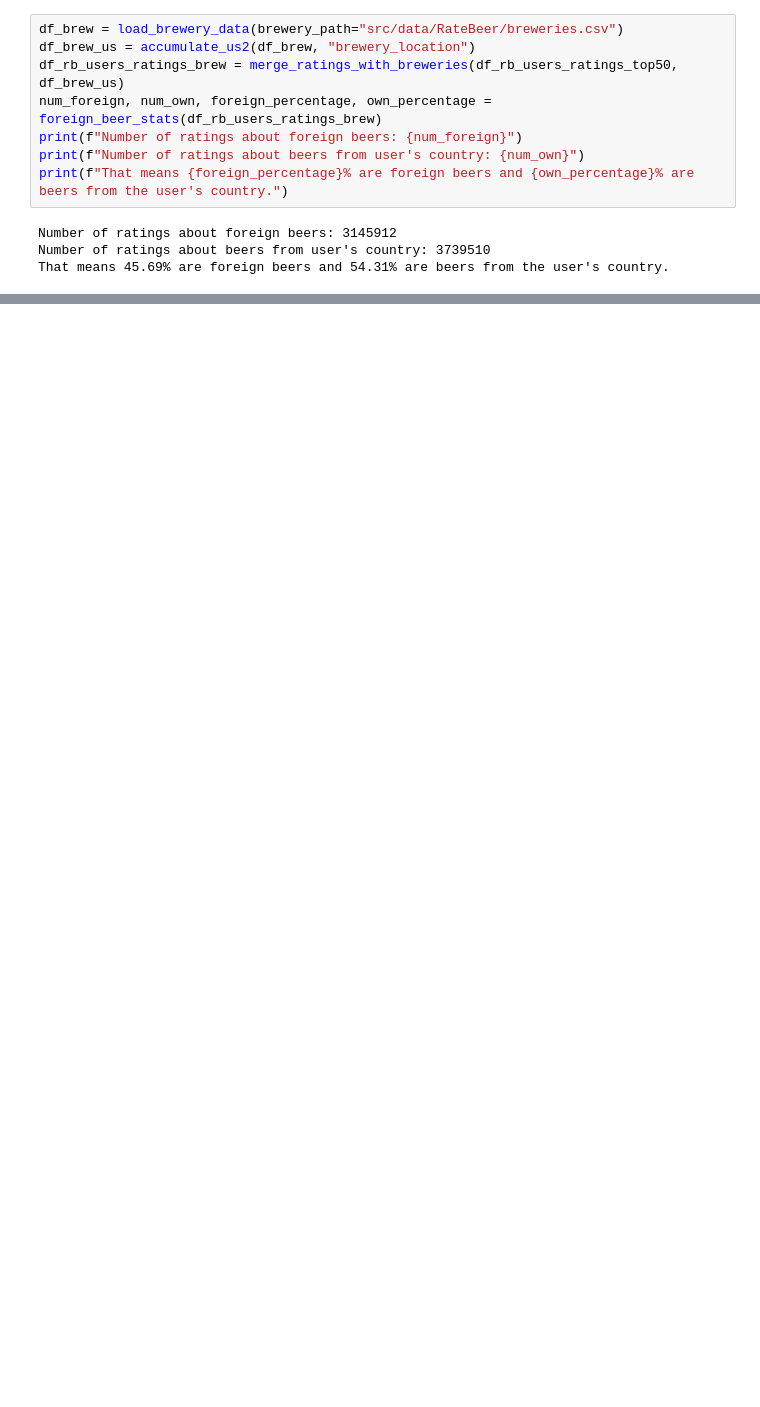
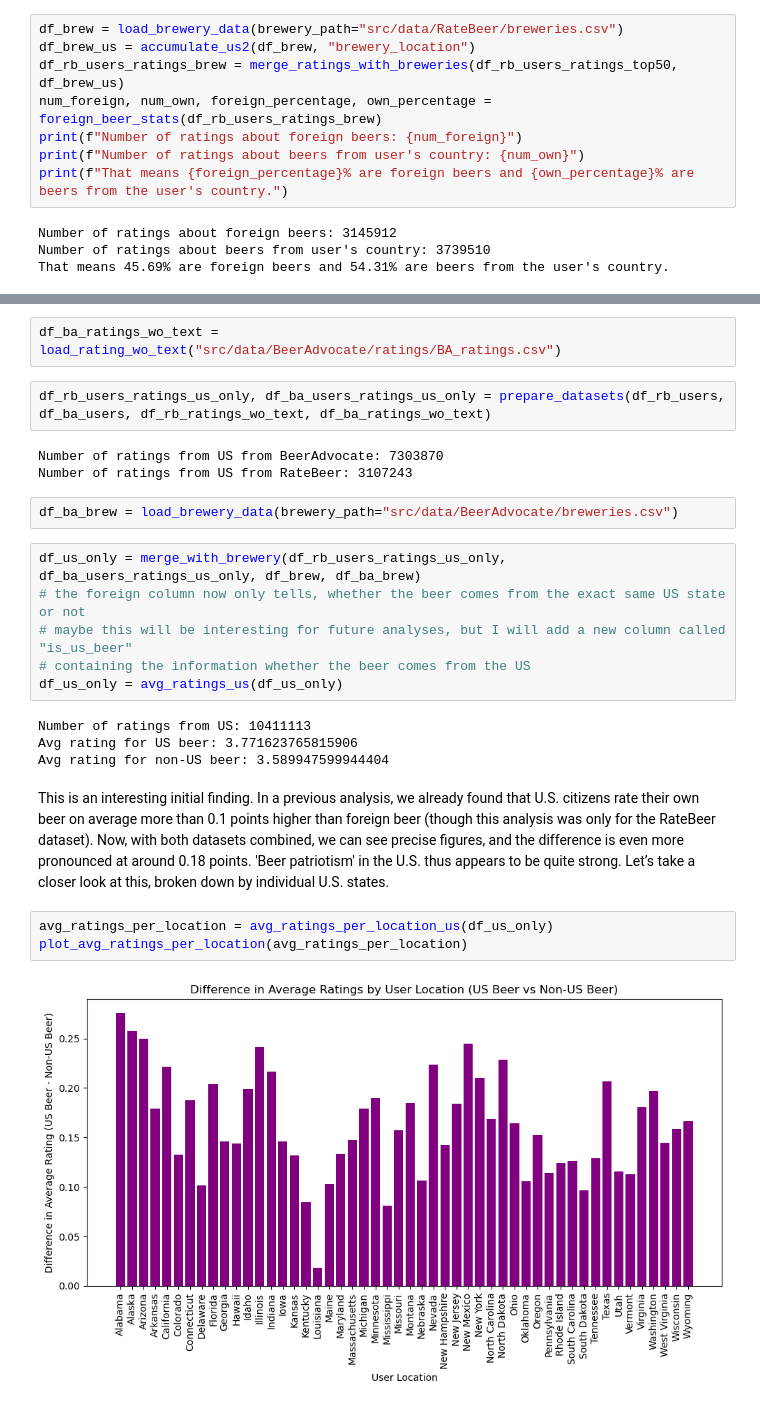
Before and after one commit to epfl-ada/ada-2024-project-thefivedatawranglers, a Jupyter notebook: results.ipynb, the cells around one changed output, grey strips where cells are left out. Drawn from its saved outputs; the diff is of its cells as text; blank space fills up the shorter version.

Commit message:
Finished adding texts, also added a US local analysis that I performed this morning

```diff
--- a/results.ipynb
+++ b/results.ipynb
@@ -169,0 +193,26 @@ Name: 2533, dtype: object
+# %%
+df_ba_ratings_wo_text = load_rating_wo_text("src/data/BeerAdvocate/ratings/BA_ratings.csv")
+# %%
+df_rb_users_ratings_us_only, df_ba_users_ratings_us_only = prepare_datasets(df_rb_users, df_ba_users, df_rb_ratings_wo_text, df_ba_ratings_wo_text)
+# %% [output]
+Number of ratings from US from BeerAdvocate: 7303870
+Number of ratings from US from RateBeer: 3107243
+# %%
+df_ba_brew = load_brewery_data(brewery_path="src/data/BeerAdvocate/breweries.csv")
+# %%
+df_us_only = merge_with_brewery(df_rb_users_ratings_us_only, df_ba_users_ratings_us_only, df_brew, df_ba_brew)
+# the foreign column now only tells, whether the beer comes from the exact same US state or not
+# maybe this will be interesting for future analyses, but I will add a new column called "is_us_beer"
+# containing the information whether the beer comes from the US
+df_us_only = avg_ratings_us(df_us_only)
+# %% [output]
+Number of ratings from US: 10411113
+Avg rating for US beer: 3.771623765815906
+Avg rating for non-US beer: 3.589947599944404
+# %% [markdown]
+This is an interesting initial finding. In a previous analysis, we already found that U.S. citizens rate their own beer on average more than 0.1 points higher than foreign beer (though this analysis was only for the RateBeer dataset). Now, with both datasets combined, we can see precise figures, and the difference is even more pronounced at around 0.18 points. 'Beer patriotism' in the U.S. thus appears to be quite strong. Let’s take a closer look at this, broken down by individual U.S. states.
+# %%
+avg_ratings_per_location = avg_ratings_per_location_us(df_us_only)
+plot_avg_ratings_per_location(avg_ratings_per_location)
+# %% [output]
+[figure, added]
```
Also changed, not shown: parts of 21 cells of this notebook, 4 other files.
